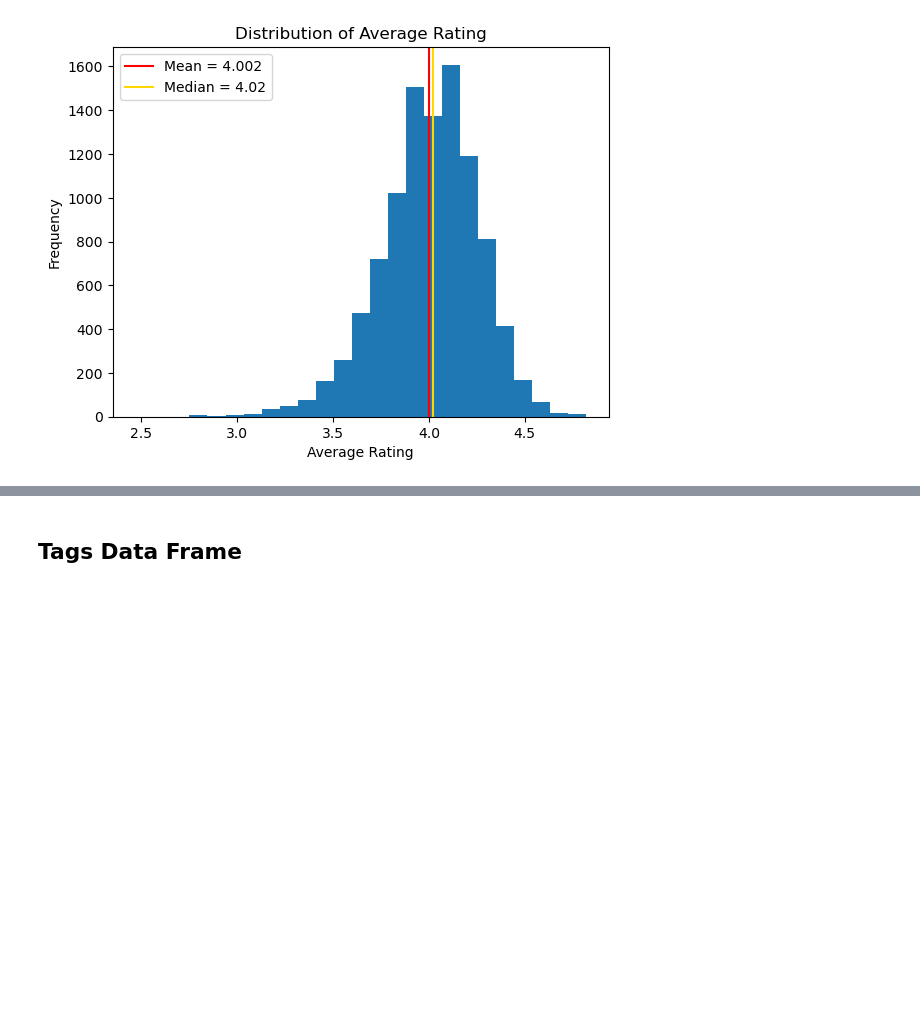
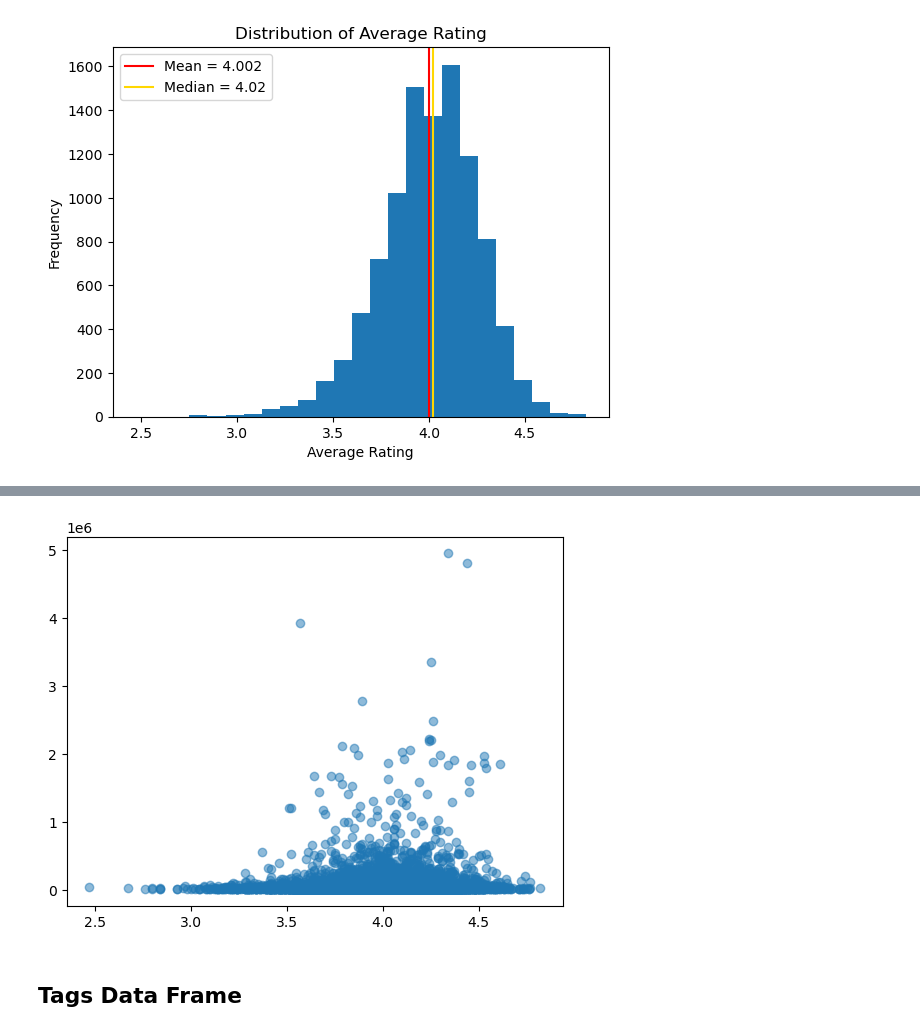
Before and after one commit to CamelSal/BookRecommender, a Jupyter notebook: CapstoneEDA.ipynb, the cells around one changed output, grey strips where cells are left out. Drawn from its saved outputs; the diff is of its cells as text; code cells hidden in the pictures; blank space fills up the shorter version.

```diff
--- a/CapstoneEDA.ipynb
+++ b/CapstoneEDA.ipynb
@@ -313,3 +376,8 @@ plt.show()
+# %%
+plt.scatter(book_df['average_rating'],book_df['work_ratings_count'],alpha = 0.5)
+plt.show()
+# %% [output]
+[figure, added]
 # %% [markdown]
 ## Tags Data Frame   <a class="anchor" id="part-2"></a>
 # %%
```
Also changed, not shown: parts of 12 cells of this notebook.
